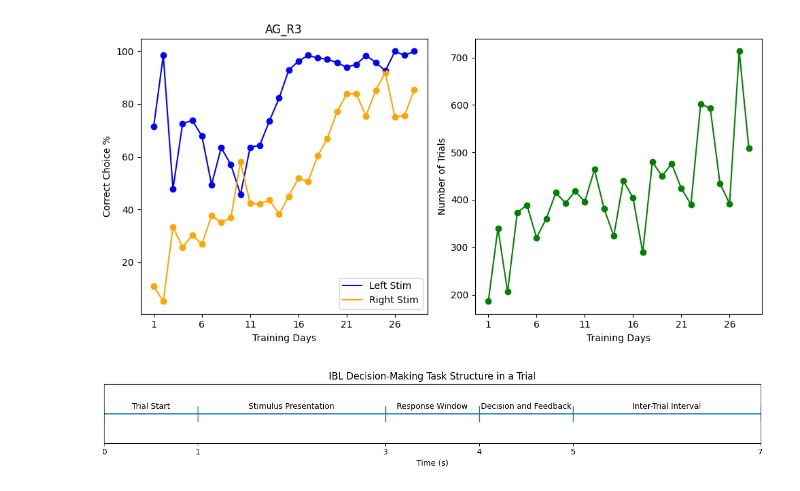
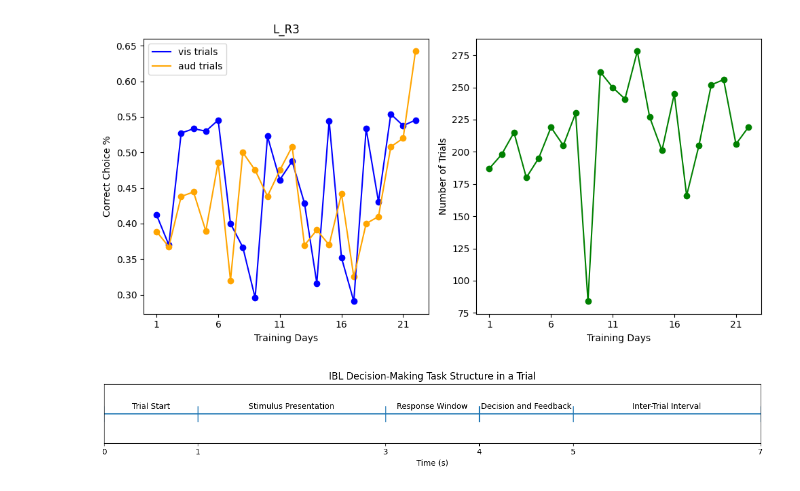
Before and after one commit to edwardyan95/ibllib, a Jupyter notebook: examples/EY_behavior_preprocess.ipynb, the cells around one changed output. Drawn from its saved outputs; the diff is of its cells as text; code cells hidden in the pictures.

```diff
--- a/examples/EY_behavior_preprocess.ipynb
+++ b/examples/EY_behavior_preprocess.ipynb
@@ -18,7 +18,7 @@ from ibllib.io.extractors.training_wheel import extract_first_movement_times
 #from localAlf import load_wheel_reaction_times_local
 from brainbox.behavior.training import *
 # %%
-subject_dir = r'Z:\TM_Lab\Edward\Data\iblrig_data\Subjects\AG_R3'
+subject_dir = r'Z:\TM_Lab\Edward\Data\iblrig_data\Subjects\L_R3'
 subject_id = subject_dir[subject_dir.find('Subjects')+9:]
 # print(subject_id)
 for datepath in os.listdir(subject_dir):
@@ -37,5 +37,8 @@ for datepath in os.listdir(subject_dir):
             break
         except:
             print('processing data for '+date)
-        trials, wheel, output_files = extract_all(session_path, save=True)
+        try:
+            trials, wheel, output_files = extract_all(session_path, save=True)
+        except:
+            continue
 # %% [output]
@@ -140,12 +144,15 @@ Z:\TM_Lab\Edward\Data\iblrig_data\Subjects\AG_R3\training_summary.png
 # %%
 accuracies = []
-accuracies_left = []
-accuracies_right = []
+accuracies_vis = []
+accuracies_aud = []
 num_trials = []
 for trials in all_trials.values():
     #print(np.sum(trials['feedbackType'] == 1))
     #print(len(trials))
-    accuracies.append(np.sum(trials['feedbackType'] == 1)/len(trials['feedbackType']))
-    accuracies_left.append(np.sum(np.logical_and(trials['feedbackType'] == 1, trials['contrastLeft']>0.49))/np.sum(trials['contrastLeft']>0.49))
-    accuracies_right.append(np.sum(np.logical_and(trials['feedbackType'] == 1, trials['contrastRight']>0.49))/np.sum(trials['contrastRight']>0.49))
-    num_trials.append(len(trials['feedbackType']))
+    try:
+        accuracies.append(np.sum(trials['feedbackType'] == 1)/len(trials['feedbackType']))
+        accuracies_vis.append(np.sum(np.logical_and(trials['feedbackType'] == 1, trials['modality']==0))/np.sum(trials['modality']==0))
+        accuracies_aud.append(np.sum(np.logical_and(trials['feedbackType'] == 1, trials['modality']==1))/np.sum(trials['modality']==1))
+        num_trials.append(len(trials['feedbackType']))
+    except:
+        continue
@@ -156,32 +179,32 @@ print(accuracies_right)
 # %%
 # Plotting
 fig, axs = plt.subplots(1, 2, figsize=(10, 5))
 
 # Plot lines and scatter points on the first axis
 days = np.arange(1, len(num_trials) + 1)
-axs[0].plot(days, accuracies_left, label='Left Stim', color='blue')
-axs[0].scatter(days, accuracies_left, color='blue')
-axs[0].plot(days, accuracies_right, label='Right Stim', color='orange')
-axs[0].scatter(days, accuracies_right, color='orange')
+axs[0].plot(days, accuracies_vis, label='vis trials', color='blue')
+axs[0].scatter(days, accuracies_vis, color='blue')
+axs[0].plot(days, accuracies_aud, label='aud trials', color='orange')
+axs[0].scatter(days, accuracies_aud, color='orange')
 axs[0].set_ylabel('Correct Choice %')
 axs[0].set_xlabel('Training Days')
 axs[0].set_xticks(np.arange(1, len(num_trials) + 1, 5))
-axs[0].set_yticklabels([str(x) for x in range(0,101,20)])
+#axs[0].set_yticklabels([str(x) for x in range(0,101,20)])
 axs[0].set_title(subject_id)
 axs[0].legend()
 
 axs[1].plot(days, num_trials, color='green', marker='o')
 axs[1].set_ylabel('Number of Trials')
 axs[1].set_xlabel('Training Days')
 axs[1].set_xticks(np.arange(1, len(num_trials) + 1, 5))
 
 
 plt.tight_layout()
 
 
 plt.savefig(os.path.join(subject_dir, 'training_summary.png'),dpi=300)
 # %% [output]
-[figure, old version]
+[figure, new version]
 # %%
 stages = ['Trial Start', 'Stimulus Presentation', 'Response Window', 'Decision and Feedback', 'Inter-Trial Interval']
 durations = [1, 2, 1, 1, 2]  # Example durations in seconds
```
Also changed, not shown: parts of 4 cells of this notebook, 7 other files.
